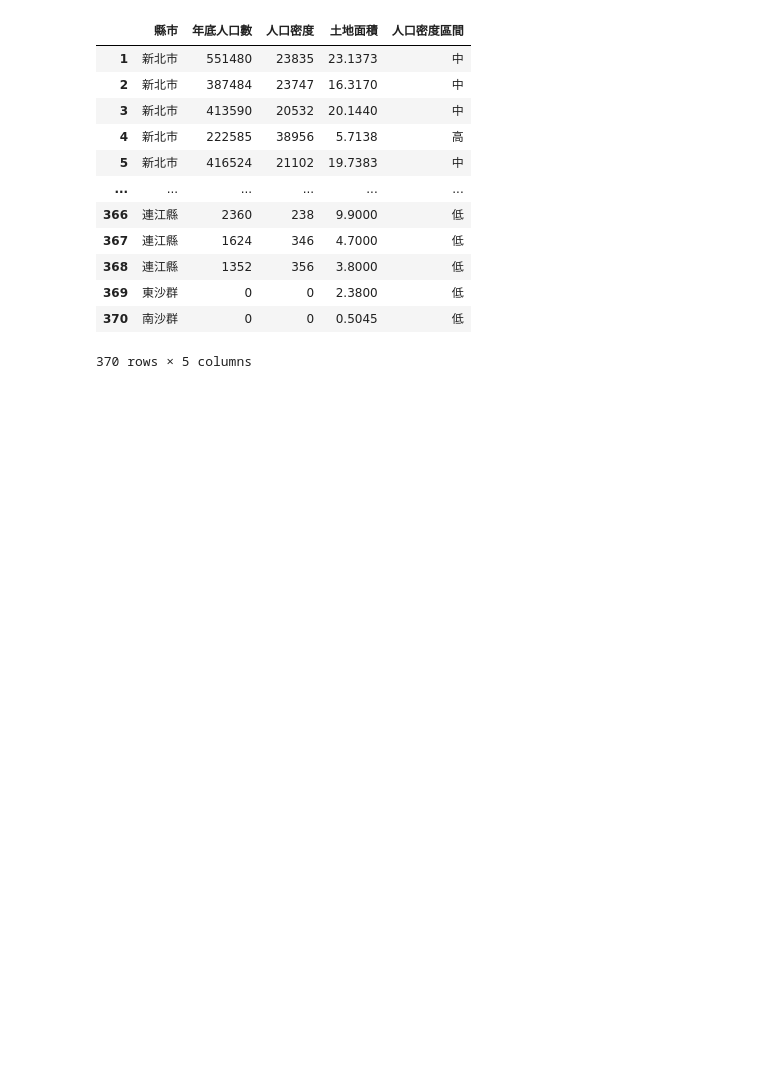
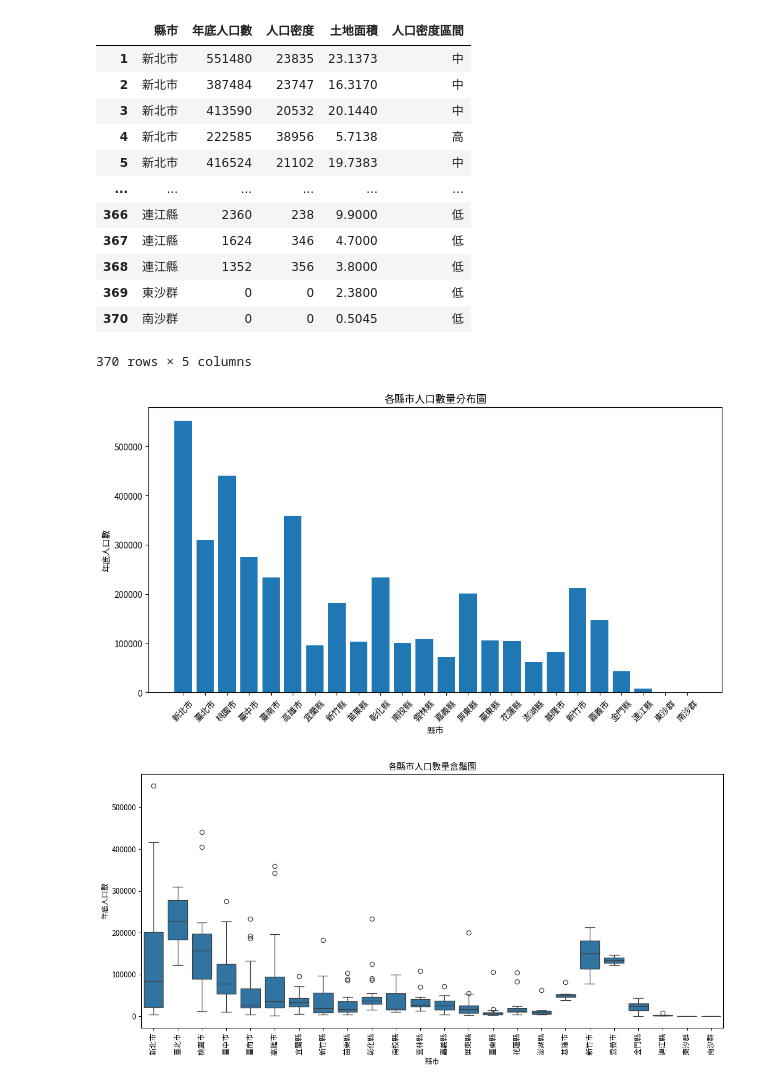
Before and after one commit to Nigmaa/python_analysis, a Jupyter notebook: lesson8.ipynb, the cells around one changed output. Cells and saved outputs as stored; diff of their text form; code cells hidden in the pictures; blank space fills up the shorter version.

```diff
--- a/lesson8.ipynb
+++ b/lesson8.ipynb
@@ -420,3 +420,41 @@ df4
 | 369 | 東沙群 | 0 | 0 | 2.3800 | 低 |
 | 370 | 南沙群 | 0 | 0 | 0.5045 | 低 |
 370 rows × 5 columns
+# %%
+import pandas as pd
+import matplotlib.pyplot as plt
+import seaborn as sns
+#安裝matplotlib.pyplt模組
+import matplotlib.pyplot as plt
+#安裝matplotlib.font_manager模組中的fontManager實體並匯入
+from matplotlib.font_manager import fontManager
+import matplotlib as mlp
+#使用fontManager的實體方法addfont，將ChineseFont.ttf匯入到matplotlib
+fontManager.addfont('ChineseFont.ttf')
+#使用matplotlib模組中的rc函數，將ChineseFont.ttf作為matplotlib的預設字型，此時就可以打中文了
+mlp.rc('font', family='ChineseFont')
+df_plot = df4[['縣市', '年底人口數']]
+
+#按照縣市及年底人口數，畫出長條圖
+figure = plt.figure(figsize=(12, 6))
+picture = figure.add_subplot(1,1,1)
+picture.set_xlabel('縣市')
+picture.set_ylabel('年底人口數')
+picture.set_title('各縣市人口數量分布圖')
+picture.bar(df_plot['縣市'], df_plot['年底人口數'])
+plt.xticks(rotation=45) # 旋轉 x 軸標籤 45 度
+plt.show()
+
+
+##按照縣市及年底人口數，畫出盒鬚圖
+plt.figure(figsize=(12, 6))
+sns.boxplot(data=df_plot, x='縣市', y='年底人口數')
+plt.xlabel('縣市')
+plt.ylabel('年底人口數')
+plt.title('各縣市人口數量盒鬚圖')
+plt.xticks(rotation=90)
+plt.tight_layout()
+plt.show()
+# %% [output]
+[figure, added]
+[figure, added]
```
Also changed, not shown: parts of 1 cell of this notebook.
